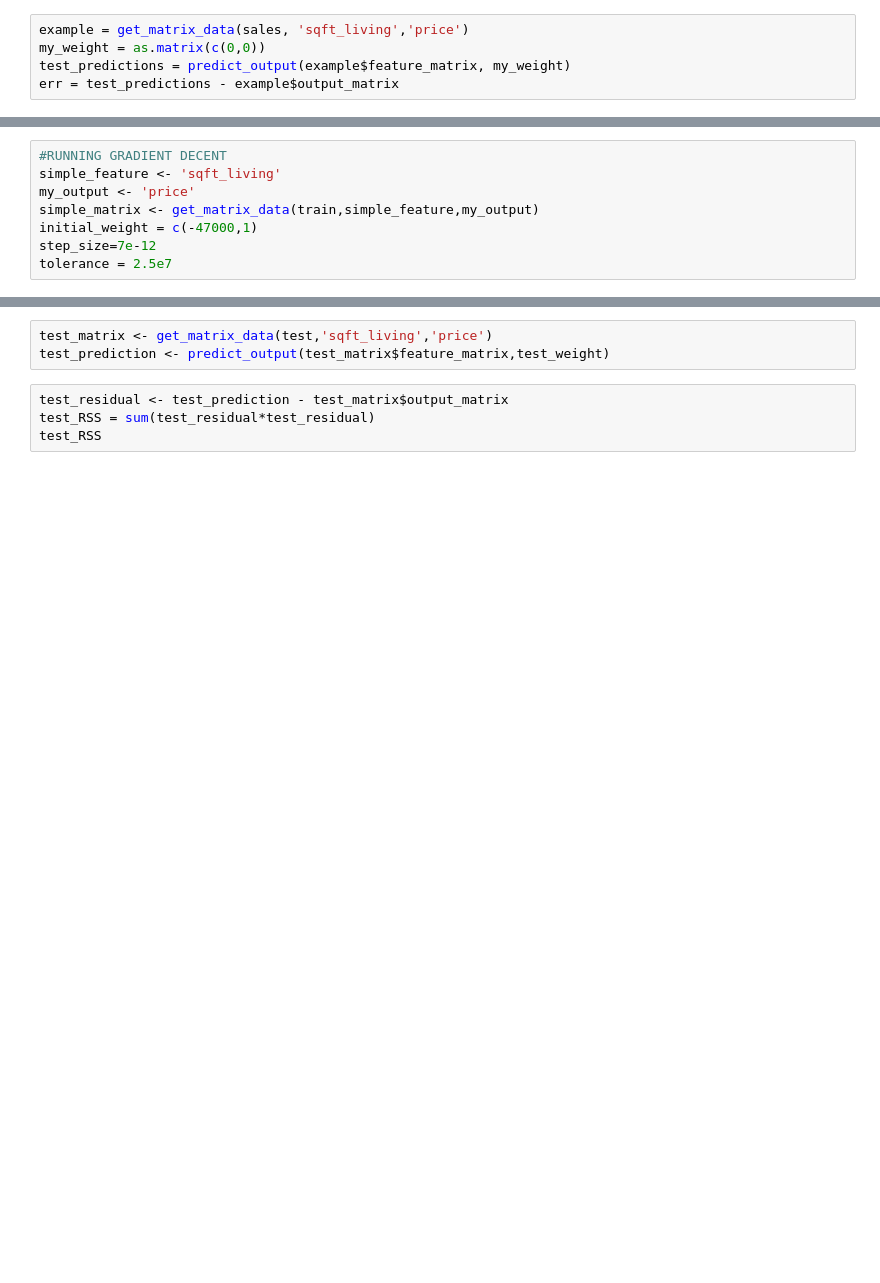
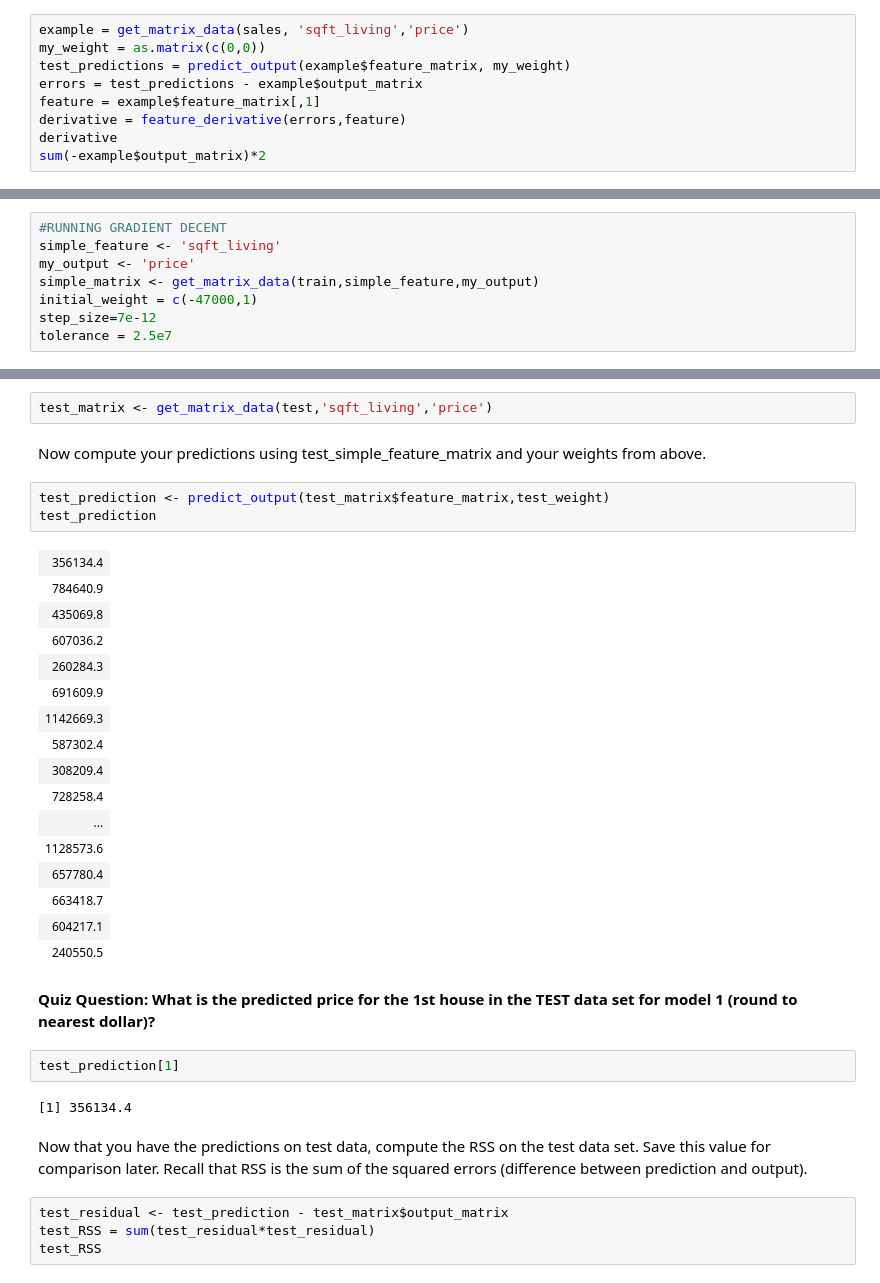
Before and after one commit to aka7h/Coursera-UOW, a Jupyter notebook: Regression/Week 2/Week 2 Assignment 2(R).ipynb, the cells around one changed output, grey strips where cells are left out. Cells and saved outputs as stored; diff of their text form; blank space fills up the shorter version.

```diff
--- a/Regression/Week 2/Week 2 Assignment 2(R).ipynb
+++ b/Regression/Week 2/Week 2 Assignment 2(R).ipynb
@@ -59,4 +112,8 @@ feature_derivative <- function(err,feat){
 example = get_matrix_data(sales, 'sqft_living','price')
 my_weight = as.matrix(c(0,0))
 test_predictions = predict_output(example$feature_matrix, my_weight)
-err = test_predictions - example$output_matrix
+errors = test_predictions - example$output_matrix
+feature = example$feature_matrix[,1]
+derivative = feature_derivative(errors,feature)
+derivative
+sum(-example$output_matrix)*2
@@ -114,6 +189,35 @@ test_weight
 # %%
 test_matrix <- get_matrix_data(test,'sqft_living','price')
-test_prediction <- predict_output(test_matrix$feature_matrix,test_weight)
+# %% [markdown]
+Now compute your predictions using test_simple_feature_matrix and your weights from above.
+# %%
+test_prediction <- predict_output(test_matrix$feature_matrix,test_weight)
+test_prediction
+# %% [output]
+| 356134.4 |
+| 784640.9 |
+| 435069.8 |
+| 607036.2 |
+| 260284.3 |
+| 691609.9 |
+| 1142669.3 |
+| 587302.4 |
+| 308209.4 |
+| 728258.4 |
+| ... |
+| 1128573.6 |
+| 657780.4 |
+| 663418.7 |
+| 604217.1 |
+| 240550.5 |
+# %% [markdown]
+**Quiz Question: What is the predicted price for the 1st house in the TEST data set for model 1 (round to nearest dollar)?**
+# %%
+test_prediction[1]
+# %% [output]
+[1] 356134.4
+# %% [markdown]
+Now that you have the predictions on test data, compute the RSS on the test data set. Save this value for comparison later. Recall that RSS is the sum of the squared errors (difference between prediction and output).
 # %%
 test_residual <- test_prediction - test_matrix$output_matrix
 test_RSS = sum(test_residual*test_residual)
```
Also changed, not shown: parts of 53 cells of this notebook, 1 other file.
